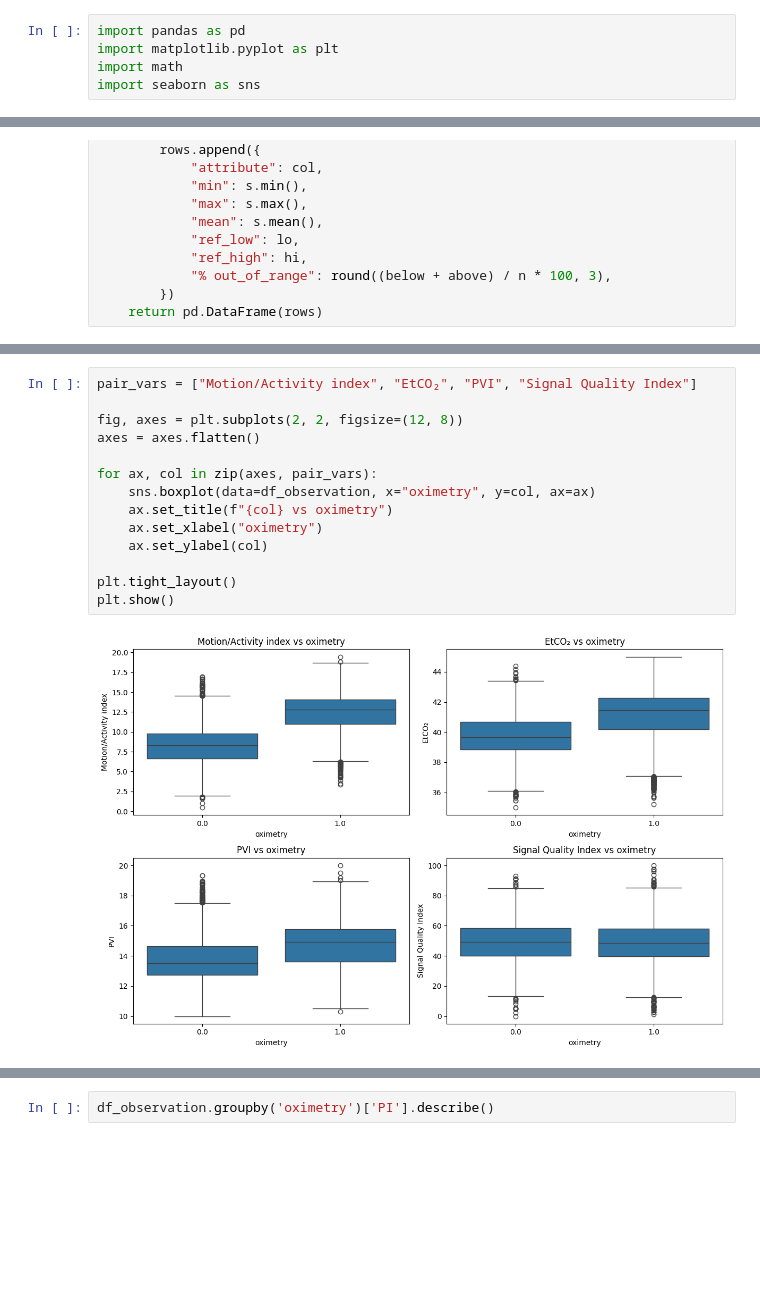
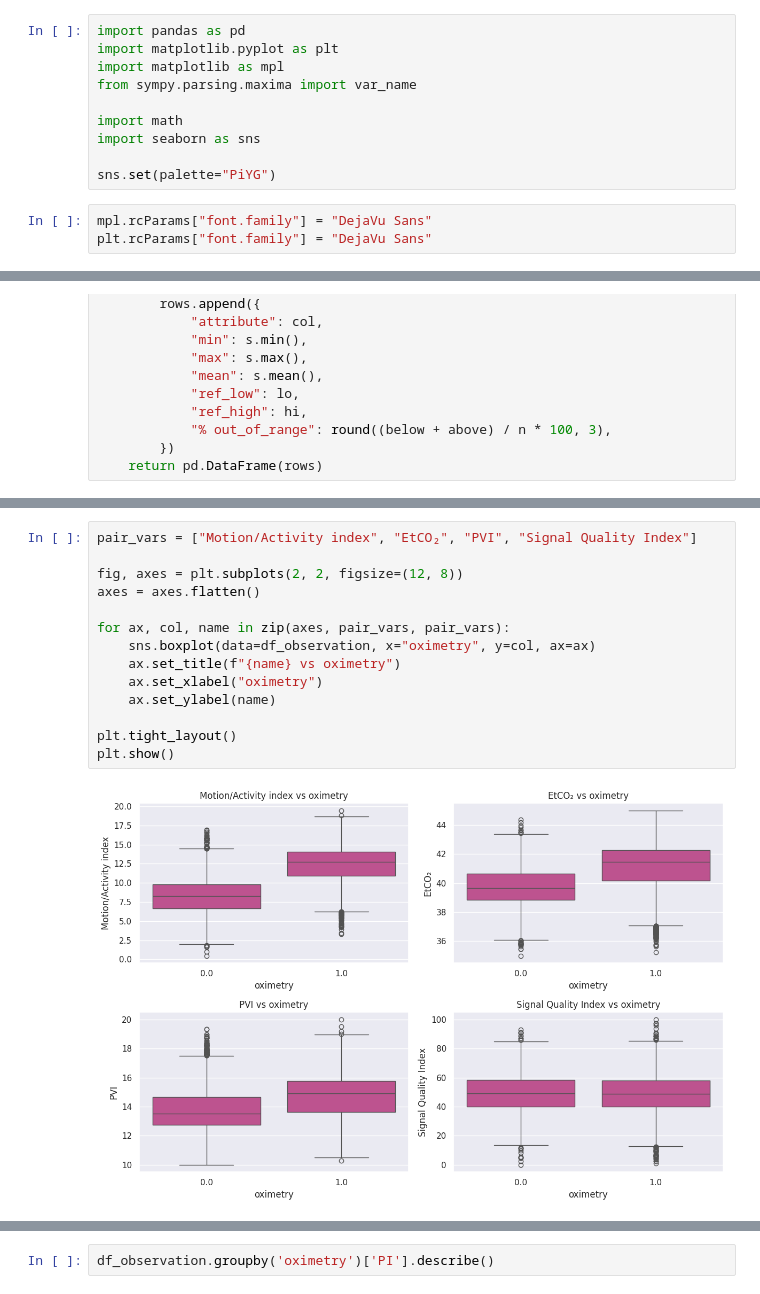
Before and after one commit to johannatilesova/IAU-project, a Jupyter notebook: part1.ipynb, the cells around one changed output, grey strips where cells are left out. Cells and saved outputs as stored; diff of their text form; blank space fills up the shorter version.

```diff
--- a/part1.ipynb
+++ b/part1.ipynb
@@ -4,8 +4,16 @@ férové rozdelenie práce 50/50
 # %%
 import pandas as pd
 import matplotlib.pyplot as plt
+import matplotlib as mpl
+from sympy.parsing.maxima import var_name
+
 import math
 import seaborn as sns
+
+sns.set(palette="PiYG")
+# %%
+mpl.rcParams["font.family"] = "DejaVu Sans"
+plt.rcParams["font.family"] = "DejaVu Sans"
 # %% [markdown]
 ### Načítanie dát do premenných
 # %%
@@ -605,16 +611,16 @@ plt.show()
 # %%
 pair_vars = ["Motion/Activity index", "EtCO₂", "PVI", "Signal Quality Index"]
 
 fig, axes = plt.subplots(2, 2, figsize=(12, 8))
 axes = axes.flatten()
 
-for ax, col in zip(axes, pair_vars):
+for ax, col, name in zip(axes, pair_vars, pair_vars):
     sns.boxplot(data=df_observation, x="oximetry", y=col, ax=ax)
-    ax.set_title(f"{col} vs oximetry")
+    ax.set_title(f"{name} vs oximetry")
     ax.set_xlabel("oximetry")
-    ax.set_ylabel(col)
+    ax.set_ylabel(name)
 
 plt.tight_layout()
 plt.show()
 # %% [output]
-[figure, old version]
+[figure, new version]
```
Also changed, not shown: parts of 22 cells of this notebook, 1 other file.
